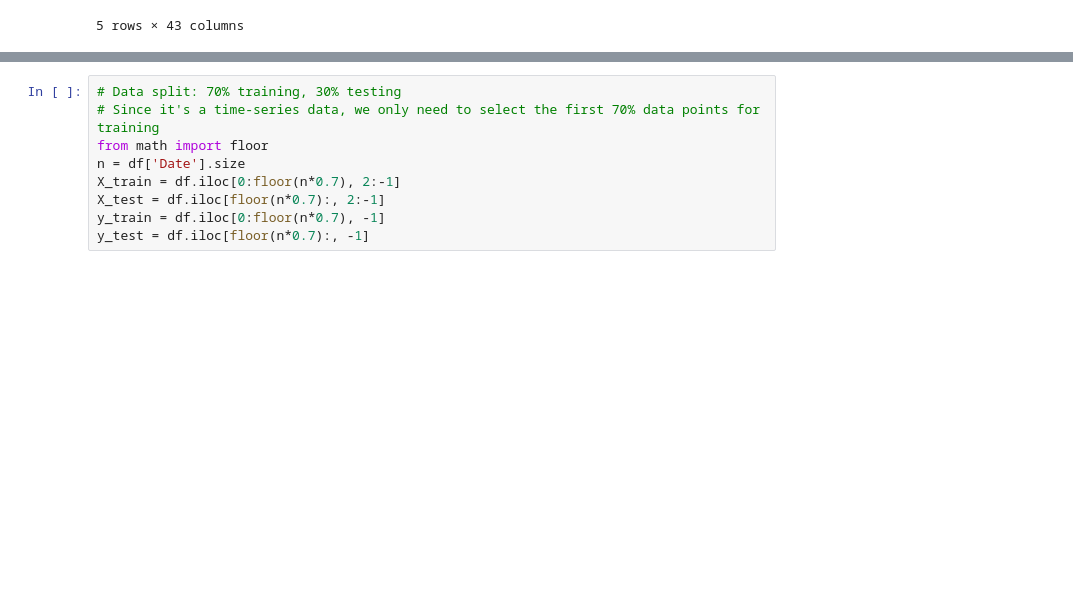
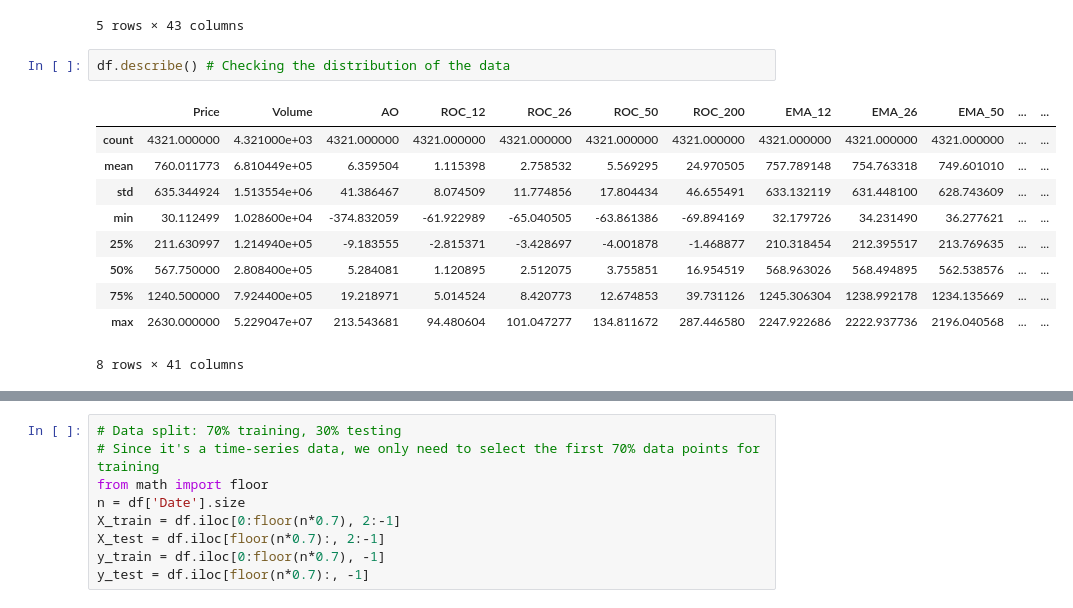
Before and after one commit to Anurag-Gulati-IIITD/Machine_Learning_Monsoon_2022, a Jupyter notebook: src/eda_feature_selection.ipynb, the cells around one changed output, grey strips where cells are left out. Cells and saved outputs as stored; diff of their text form; blank space fills up the shorter version.

```diff
--- a/src/eda_feature_selection.ipynb
+++ b/src/eda_feature_selection.ipynb
@@ -46,3 +46,16 @@ df.head()
 | 3 | 15-11-2002 | 37.937500 | 76520 | -6.895258 | 3.161111 | 1.369408 | -8.639377 | -1.043369 | 41.044703 | 42.461176 | ... | ... |
 | 4 | 18-11-2002 | 38.325001 | 133176 | -6.703199 | 2.576117 | 0.590557 | -6.008585 | -0.583654 | 40.626287 | 42.154793 | ... | ... |
 5 rows × 43 columns
+# %%
+df.describe() # Checking the distribution of the data
+# %% [output]
+|  | Price | Volume | AO | ROC_12 | ROC_26 | ROC_50 | ROC_200 | EMA_12 | EMA_26 | EMA_50 | ... | ... |
+| count | 4321.000000 | 4.321000e+03 | 4321.000000 | 4321.000000 | 4321.000000 | 4321.000000 | 4321.000000 | 4321.000000 | 4321.000000 | 4321.000000 | ... | ... |
+| mean | 760.011773 | 6.810449e+05 | 6.359504 | 1.115398 | 2.758532 | 5.569295 | 24.970505 | 757.789148 | 754.763318 | 749.601010 | ... | ... |
+| std | 635.344924 | 1.513554e+06 | 41.386467 | 8.074509 | 11.774856 | 17.804434 | 46.655491 | 633.132119 | 631.448100 | 628.743609 | ... | ... |
+| min | 30.112499 | 1.028600e+04 | -374.832059 | -61.922989 | -65.040505 | -63.861386 | -69.894169 | 32.179726 | 34.231490 | 36.277621 | ... | ... |
+| 25% | 211.630997 | 1.214940e+05 | -9.183555 | -2.815371 | -3.428697 | -4.001878 | -1.468877 | 210.318454 | 212.395517 | 213.769635 | ... | ... |
+| 50% | 567.750000 | 2.808400e+05 | 5.284081 | 1.120895 | 2.512075 | 3.755851 | 16.954519 | 568.963026 | 568.494895 | 562.538576 | ... | ... |
+| 75% | 1240.500000 | 7.924400e+05 | 19.218971 | 5.014524 | 8.420773 | 12.674853 | 39.731126 | 1245.306304 | 1238.992178 | 1234.135669 | ... | ... |
+| max | 2630.000000 | 5.229047e+07 | 213.543681 | 94.480604 | 101.047277 | 134.811672 | 287.446580 | 2247.922686 | 2222.937736 | 2196.040568 | ... | ... |
+8 rows × 41 columns
```
Also changed, not shown: parts of 12 cells of this notebook, 2 other files.
